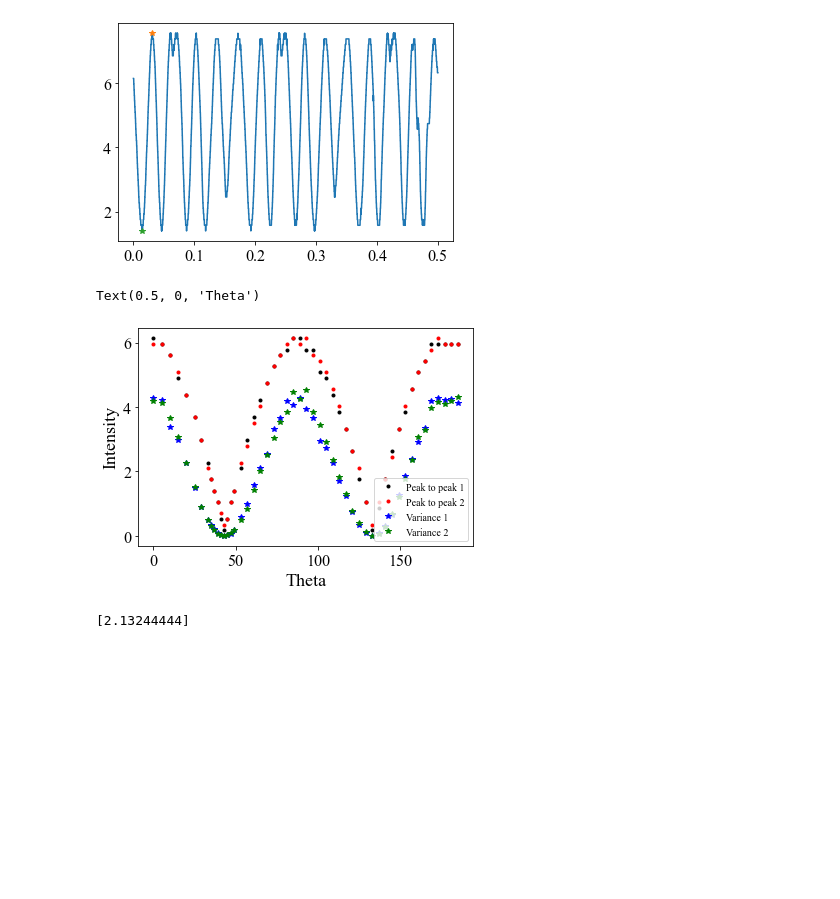
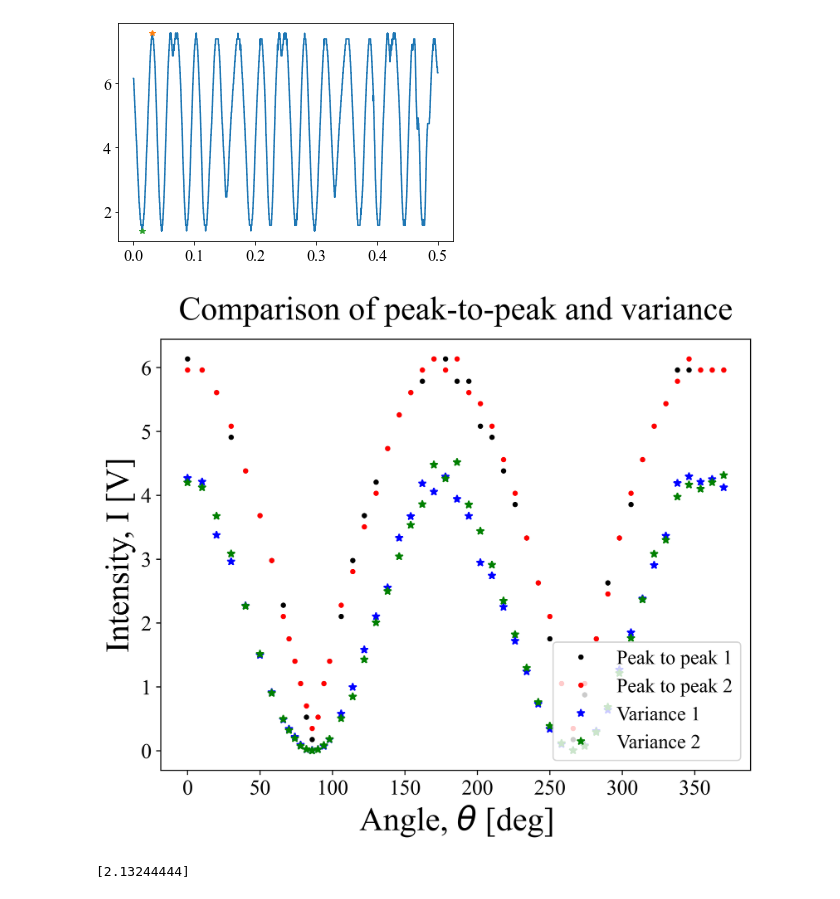
Before and after one commit to Neub28/Experimentel-Physics-2, a Jupyter notebook: Mach-Zender/Nicolai/3. eksperiment.ipynb, the cells around one changed output. Saved outputs shown, nothing was run; the diff lists cells and outputs as text; code cells hidden in the pictures; blank space fills up the shorter version.

```diff
--- a/Mach-Zender/Nicolai/3. eksperiment.ipynb
+++ b/Mach-Zender/Nicolai/3. eksperiment.ipynb
@@ -83,40 +83,44 @@ pp2 = []
 var2 = []
 
 th = []
 pp = []
 var = []
 
+fig, ax = plt.subplots(figsize=(8,6), dpi = 600)
+
 for file1, file2 in zip(files_no1, files_no2) :
     t, p, v = degree_V(path_no1, file1)
     t1, p1, v1 = degree_V(path_no2, file2)
 
-    th1.append(t)
+    th1.append(t*2)
     pp1.append(p)
     var1.append(v)
 
-    th2.append(t1)
+    th2.append(t1*2)
     pp2.append(p1)
     var2.append(v1)
 
     th.append((t+t1)/2)
     pp.append((p+p1)/2)
     var.append((v+v1)/2)
 
 
 plt.plot(th1, pp1, 'k.', label = 'Peak to peak 1')
 plt.plot(th2, pp2, 'r.', label= 'Peak to peak 2')
 plt.plot(th1, var1, 'b*', label='Variance 1')
 plt.plot(th2, var2, 'g*', label='Variance 2')
 
-plt.legend(prop={'size':10}, loc = 'lower right')
+plt.legend(prop={'size':15}, loc = 'lower right')
 
-plt.ylabel('Intensity')
-plt.xlabel('Theta')
+plt.ylabel('Intensity, I [V]', size = 25)
+plt.xlabel(r'Angle, $\theta$ [deg]', size = 25)
+plt.title('Comparison of peak-to-peak and variance', pad = 15, size = 25)
 
 #plt.plot(th, var, '*')
+
+plt.savefig("comparison.png", format="png", bbox_inches="tight")
 # %% [output]
-Text(0.5, 0, 'Theta')
-[figure, old version]
+[figure, new version]
 # %%
 def sine(theta, *p) :
     A = p[0]
```
Also changed, not shown: 10 other files.
